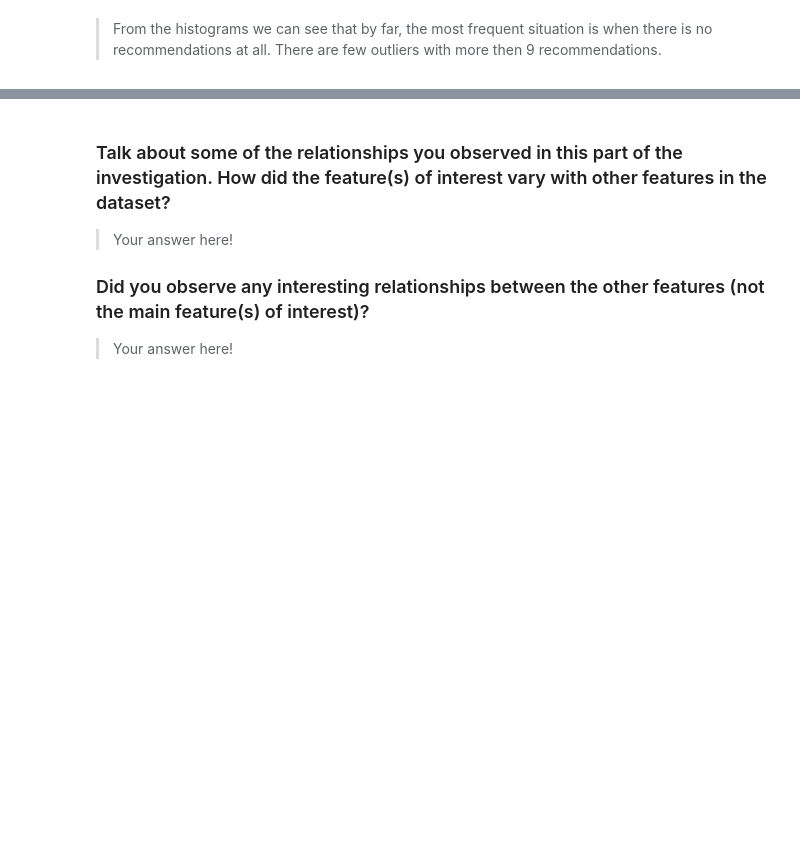
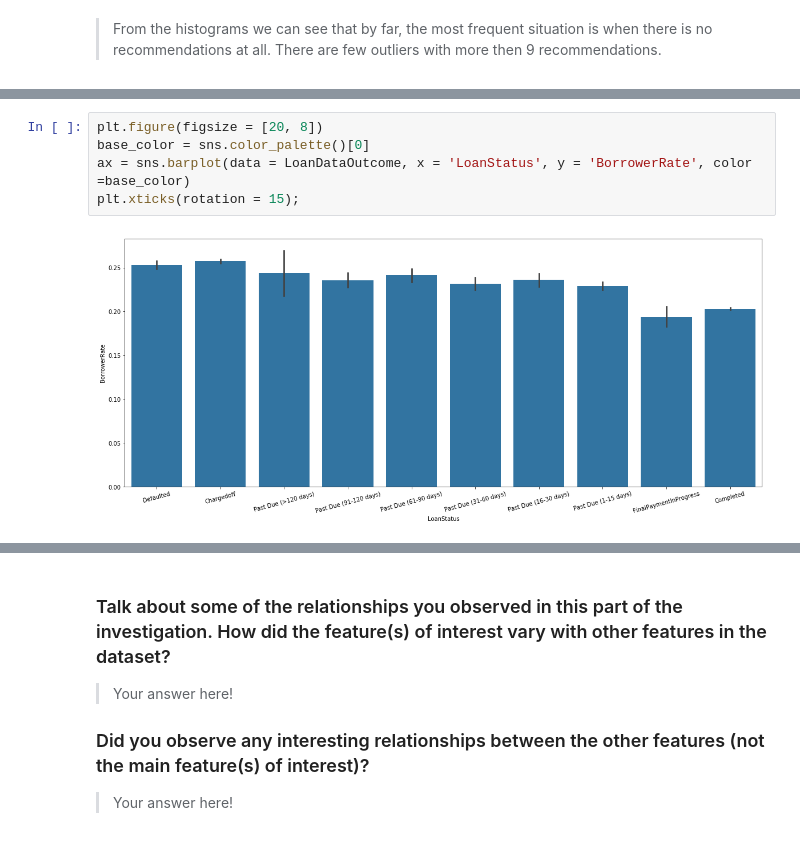
Before and after one commit to FedericoFin/ProsperLoan-Data-Visualization, a Jupyter notebook: Prosper Loan - Data Visualization.ipynb, the cells around one changed output, grey strips where cells are left out. Saved outputs shown, nothing was run; the diff lists cells and outputs as text; blank space fills up the shorter version.

```diff
--- a/Prosper Loan - Data Visualization.ipynb
+++ b/Prosper Loan - Data Visualization.ipynb
@@ -707,0 +711,7 @@ sns.regplot(data = LoanDataOutcome, x= 'ProsperScore', y='BorrowerRate', fit_reg
+# %%
+plt.figure(figsize = [20, 8])
+base_color = sns.color_palette()[0]
+ax = sns.barplot(data = LoanDataOutcome, x = 'LoanStatus', y = 'BorrowerRate', color =base_color)
+plt.xticks(rotation = 15);
+# %% [output]
+[figure, added]
```
Also changed, not shown: parts of 55 cells of this notebook.
